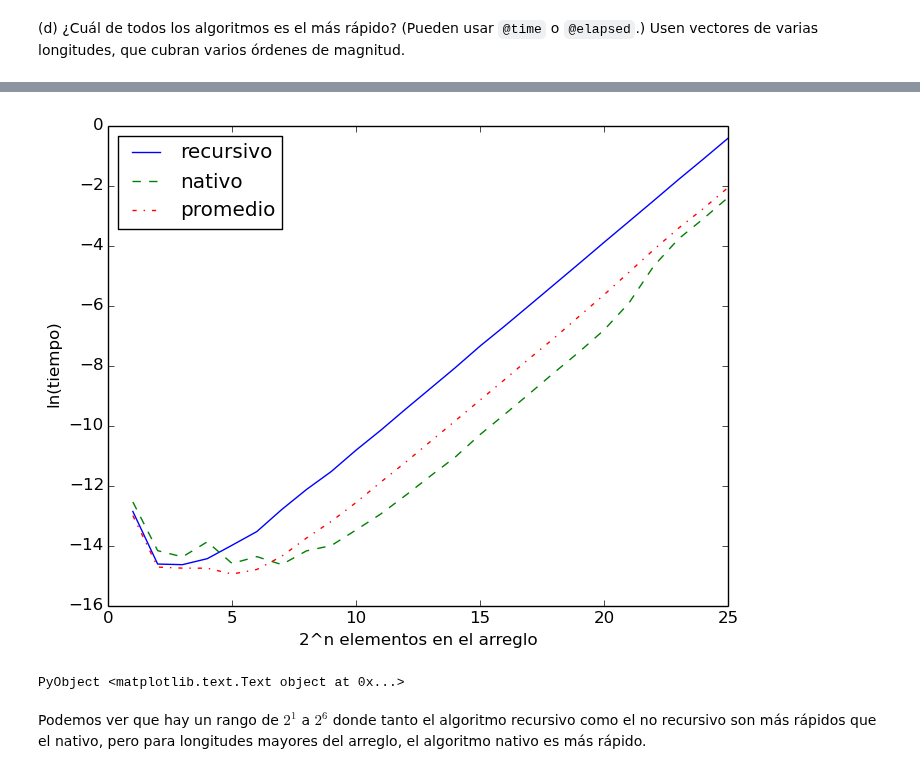
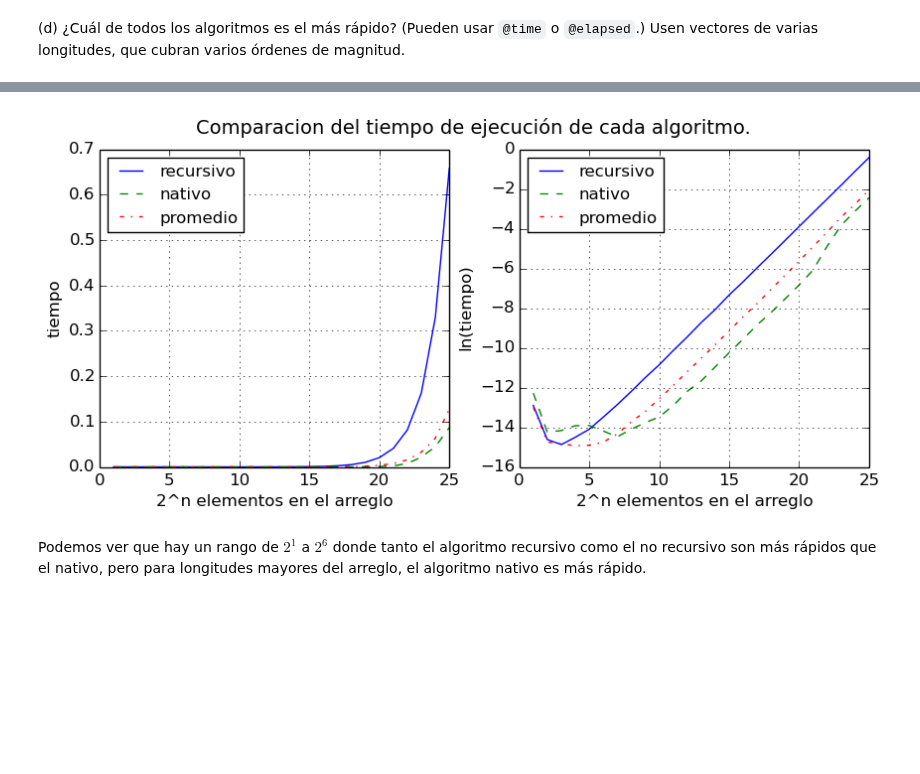
Before and after one commit to lbenet/2017-2_TSFisComputacional-1, a Jupyter notebook: tareas/Ruben/Tarea1.ipynb, the cells around one changed output, grey strips where cells are left out. Saved outputs shown, nothing was run; the diff lists cells and outputs as text; code cells hidden in the pictures; blank space fills up the shorter version.

```diff
--- a/tareas/Ruben/Tarea1.ipynb
+++ b/tareas/Ruben/Tarea1.ipynb
@@ -343,13 +321,28 @@ PyObject <matplotlib.text.Text object at 0x...>
 # %%
+using PyPlot
+
+fig = figure("pyplot_subplot_mixed",figsize=(10,4))
+suptitle("Comparacion del tiempo de ejecución de cada algoritmo.", fontsize=14)
+
+ax = subplot(121)
+grid("on")
+plot(1:n, tiempos_rec,  linestyle = "-",  label = "recursivo")
+plot(1:n, tiempos_nat,  linestyle = "--", label = "nativo")
+plot(1:n, tiempos_pro,  linestyle = "-.", label = "promedio")
+legend(loc = "upper left", fontsize=12)
+ylabel("tiempo")
+xlabel("2^n elementos en el arreglo")
+
+bx = subplot(122)
+grid("on")
 plot(1:n, log_rec,  linestyle = "-",  label = "recursivo")
 plot(1:n, log_nat,  linestyle = "--", label = "nativo")
 plot(1:n, log_pro,  linestyle = "-.", label = "promedio")
-legend(loc="best")
+legend(loc="best", fontsize=12)
 ylabel("ln(tiempo)")
-xlabel("2^n elementos en el arreglo")
+xlabel("2^n elementos en el arreglo");
 # %% [output]
-[figure, old version]
+[figure, new version]
-PyObject <matplotlib.text.Text object at 0x...>
 # %% [markdown]
 Podemos ver que hay un rango de $2^1$ a $2^6$ donde tanto el algoritmo recursivo como el no recursivo son más rápidos que el nativo, pero para longitudes mayores del arreglo, el algoritmo nativo es más rápido.
 # %% [markdown]
```
Also changed, not shown: parts of 18 cells of this notebook.
